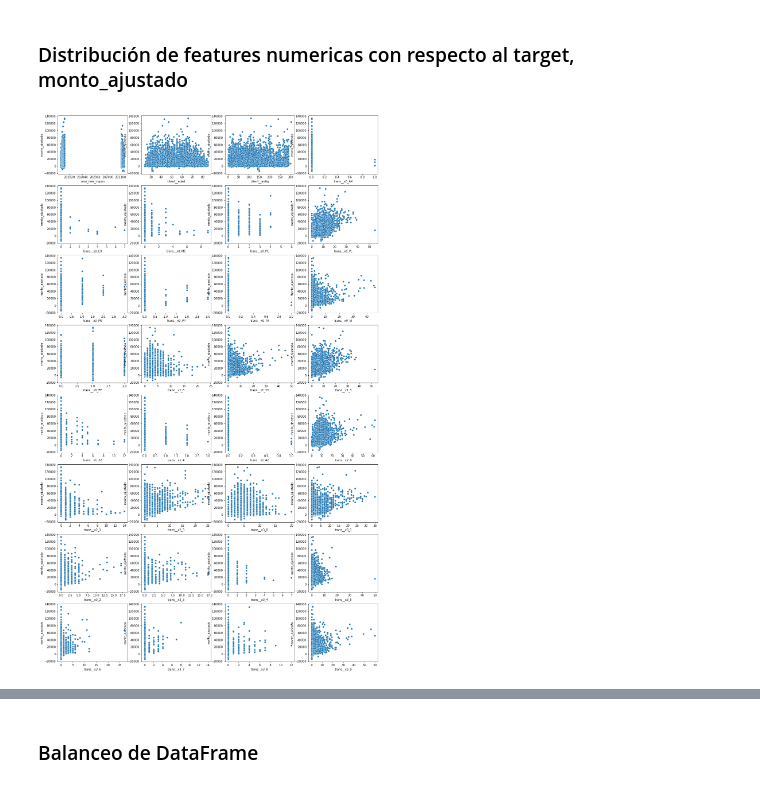
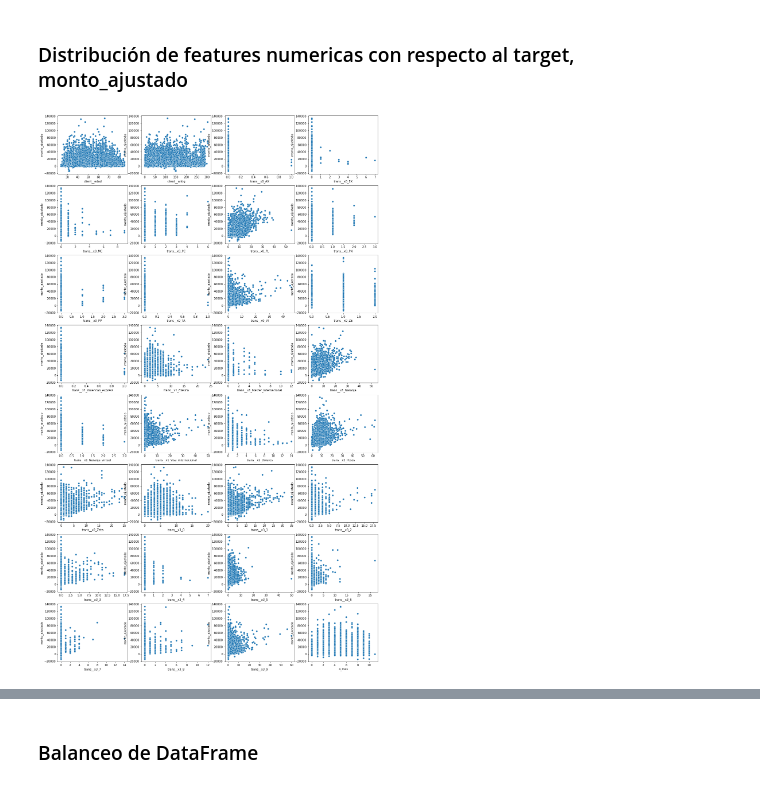
Before and after one commit to JIBarrionuevoGaltier/DiploDatos_2021_Mentoria_Grupo_2, a Jupyter notebook: notebooks_tp4/trabajo_practico_4_grupo2.ipynb, the cells around one changed output, grey strips where cells are left out. Saved outputs shown, nothing was run; the diff lists cells and outputs as text; code cells hidden in the pictures.

Commit message:
conclusiones scatterplot

```diff
--- a/notebooks_tp4/trabajo_practico_4_grupo2.ipynb
+++ b/notebooks_tp4/trabajo_practico_4_grupo2.ipynb
@@ -98,6 +98,8 @@ min      -14160.39
 75%       17248.53
 max      134045.42
 Name: monto_ajustado, dtype: float64
+# %%
+df['o_mes'] = df.anio_mes_cupon.astype('category').cat.codes
 # %% [markdown]
 Distribución de nuestro target respecto a nuestros features
 # %% [markdown]
@@ -105,23 +107,23 @@ Distribución de nuestro target respecto a nuestros features
 # %%
 # Visualizamos solo las numericas y las transaccionales sumarizadas
 cols = [x for x in df.columns.values if 'client__x' not in x]
 cols.remove('dni_titular_movimiento')
-#cols.remove('anio_mes_cupon')
+cols.remove('anio_mes_cupon')
 cols.remove('monto_ajustado')
 
 # plot
 n_cols = 4
 n_rows = math.ceil(len(cols)/n_cols)
 fig, axs = plt.subplots(n_rows, n_cols, figsize=(20, 35))
 count = 0
 for i in cols:
     row = math.floor(count / n_cols)
     col = count % n_cols
     ax = axs[row, col]
     sns.scatterplot(data=df, x=i, y='monto_ajustado', ax=ax)
     count =count +1
 
 plt.show()
 # %% [output]
-[figure, old version]
+[figure, new version]
 # %% [markdown]
```
Also changed, not shown: parts of 5 cells of this notebook.
